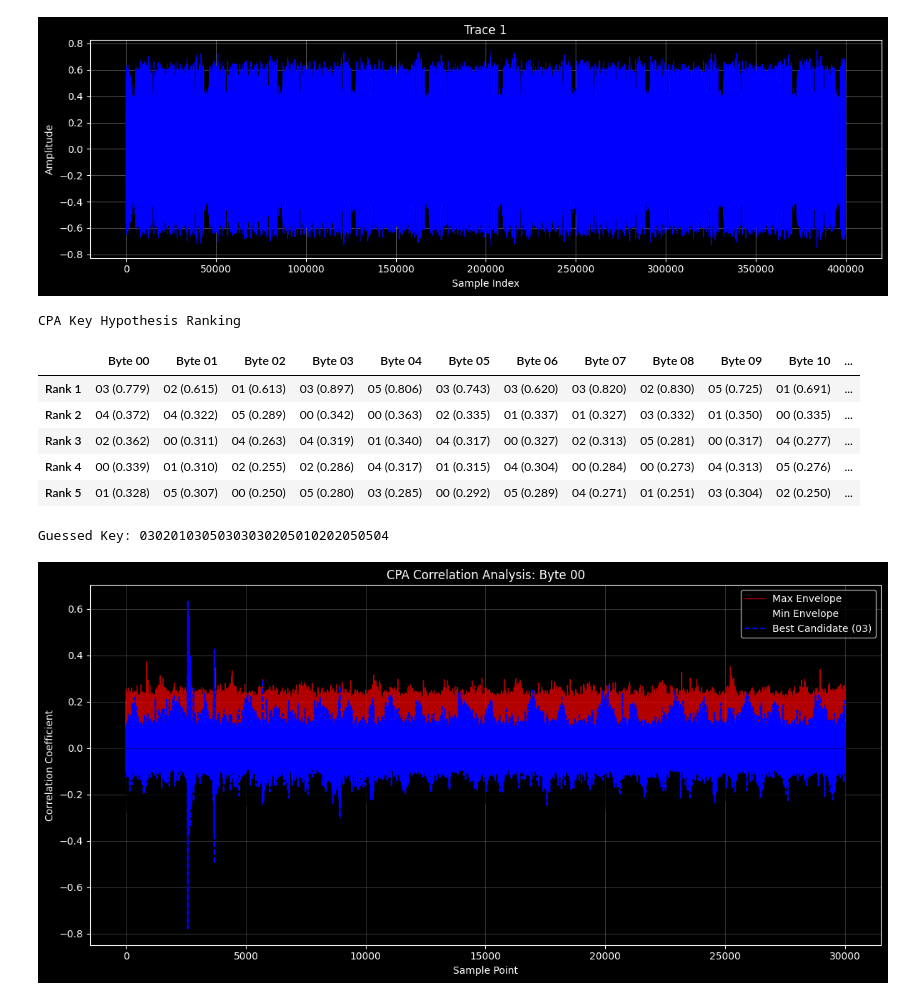
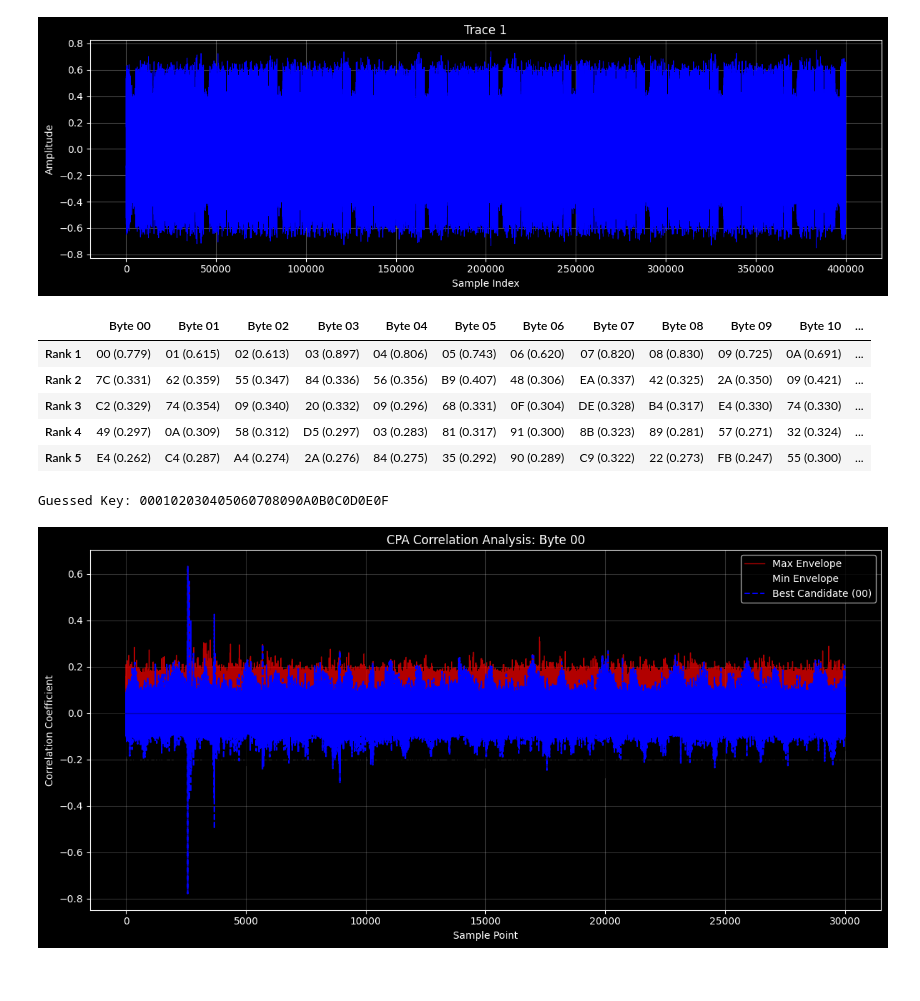
Before and after one commit to async2secure/scapyter, a Jupyter notebook: Untitled.ipynb, the cells around one changed output. Saved outputs shown, nothing was run; the diff lists cells and outputs as text; code cells hidden in the pictures.

```diff
--- a/Untitled.ipynb
+++ b/Untitled.ipynb
@@ -17,8 +17,6 @@ trace_plotter.plot_single(index=1)
 # %% [output]
 [figure]
 # %%
-
-
 range_parameter = RangeParameters(
     trace_range=Range(0, 125),
     trace_sample_range=Range(14000, 44000),
@@ -29,6 +27,7 @@ leakage_model = SboxOutputLeakageModel()
 results = []
 for i in range(16):
     snr = CpaCorrelation()
+    key_byte_guesses = KeyByteGuesses.with_correct_and_random_key_bytes(correct_key_byte=i, num_random_key_bytes=5)
     result = CorrelationTask(
         byte_location=i,
         range_parameters=range_parameter,
@@ -36,10 +35,10 @@ for i in range(16):
         correlation=snr,
         trace_repository=trace_repo,
         data_source=DataSource.PLAINTEXT,
-        key_byte_guesses=KeyByteGuesses.with_correct_and_random_key_bytes(correct_key_byte=i, num_random_key_bytes=5),
+        key_byte_guesses=key_byte_guesses,
 
     ).run()
-    results.append((i, result))
+    results.append(result)
 # %%
 visualizer = KeyRankVisualizer(results)
 
@@ -51,17 +50,16 @@ visualizer.display_rank_table(top_n=5)
 guessed_key = visualizer.get_full_key_guess()
 print(f"Guessed Key: {guessed_key.hex().upper()}")
 # %% [output]
+|  | Byte 00 | Byte 01 | Byte 02 | Byte 03 | Byte 04 | Byte 05 | Byte 06 | Byte 07 | Byte 08 | Byte 09 | Byte 10 | ... |
+| Rank 1 | 00 (0.779) | 01 (0.615) | 02 (0.613) | 03 (0.897) | 04 (0.806) | 05 (0.743) | 06 (0.620) | 07 (0.820) | 08 (0.830) | 09 (0.725) | 0A (0.691) | ... |
+| Rank 2 | 7C (0.331) | 62 (0.359) | 55 (0.347) | 84 (0.336) | 56 (0.356) | B9 (0.407) | 48 (0.306) | EA (0.337) | 42 (0.325) | 2A (0.350) | 09 (0.421) | ... |
+| Rank 3 | C2 (0.329) | 74 (0.354) | 09 (0.340) | 20 (0.332) | 09 (0.296) | 68 (0.331) | 0F (0.304) | DE (0.328) | B4 (0.317) | E4 (0.330) | 74 (0.330) | ... |
+| Rank 4 | 49 (0.297) | 0A (0.309) | 58 (0.312) | D5 (0.297) | 03 (0.283) | 81 (0.317) | 91 (0.300) | 8B (0.323) | 89 (0.281) | 57 (0.271) | 32 (0.324) | ... |
+| Rank 5 | E4 (0.262) | C4 (0.287) | A4 (0.274) | 2A (0.276) | 84 (0.275) | 35 (0.292) | 90 (0.289) | C9 (0.322) | 22 (0.273) | FB (0.247) | 55 (0.300) | ... |
-CPA Key Hypothesis Ranking
+Guessed Key: 000102030405060708090A0B0C0D0E0F
-|  | Byte 00 | Byte 01 | Byte 02 | Byte 03 | Byte 04 | Byte 05 | Byte 06 | Byte 07 | Byte 08 | Byte 09 | Byte 10 | ... |
-| Rank 1 | 03 (0.779) | 02 (0.615) | 01 (0.613) | 03 (0.897) | 05 (0.806) | 03 (0.743) | 03 (0.620) | 03 (0.820) | 02 (0.830) | 05 (0.725) | 01 (0.691) | ... |
-| Rank 2 | 04 (0.372) | 04 (0.322) | 05 (0.289) | 00 (0.342) | 00 (0.363) | 02 (0.335) | 01 (0.337) | 01 (0.327) | 03 (0.332) | 01 (0.350) | 00 (0.335) | ... |
-| Rank 3 | 02 (0.362) | 00 (0.311) | 04 (0.263) | 04 (0.319) | 01 (0.340) | 04 (0.317) | 00 (0.327) | 02 (0.313) | 05 (0.281) | 00 (0.317) | 04 (0.277) | ... |
-| Rank 4 | 00 (0.339) | 01 (0.310) | 02 (0.255) | 02 (0.286) | 04 (0.317) | 01 (0.315) | 04 (0.304) | 00 (0.284) | 00 (0.273) | 04 (0.313) | 05 (0.276) | ... |
-| Rank 5 | 01 (0.328) | 05 (0.307) | 00 (0.250) | 05 (0.280) | 03 (0.285) | 00 (0.292) | 05 (0.289) | 04 (0.271) | 01 (0.251) | 03 (0.304) | 02 (0.250) | ... |
-Guessed Key: 03020103050303030205010202050504
 # %%
 plotter = CorrelationPlotter(results)
-plotter.plot_cpa_results(0)
+plotter.plot(0)
 # %% [output]
-[figure, old version]
+[figure, new version]
 # %%
```
Also changed, not shown: parts of 2 cells of this notebook, 8 other files.
